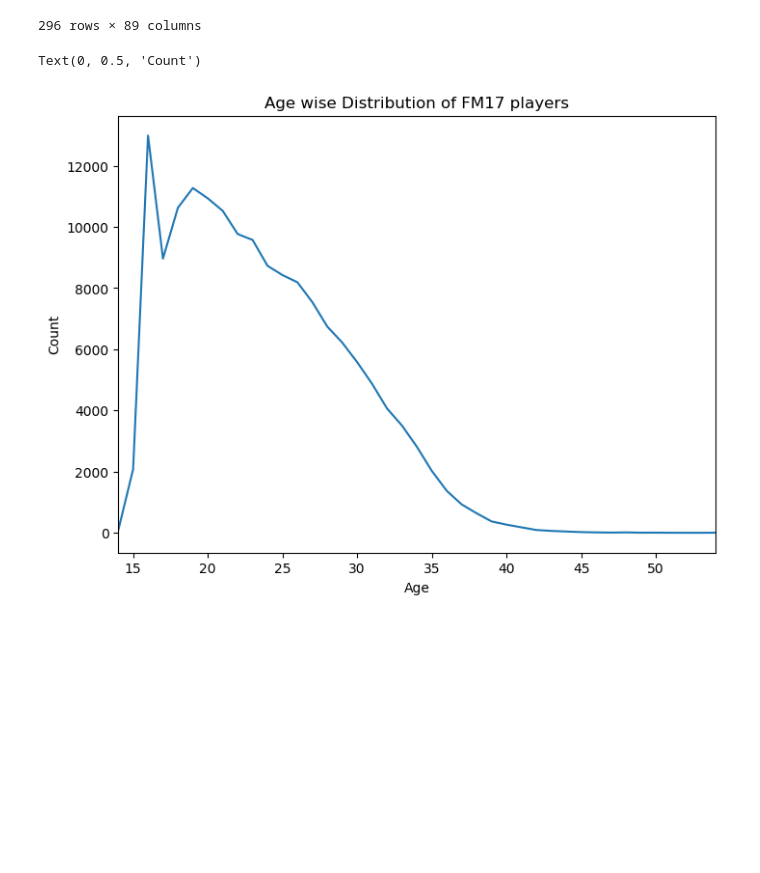
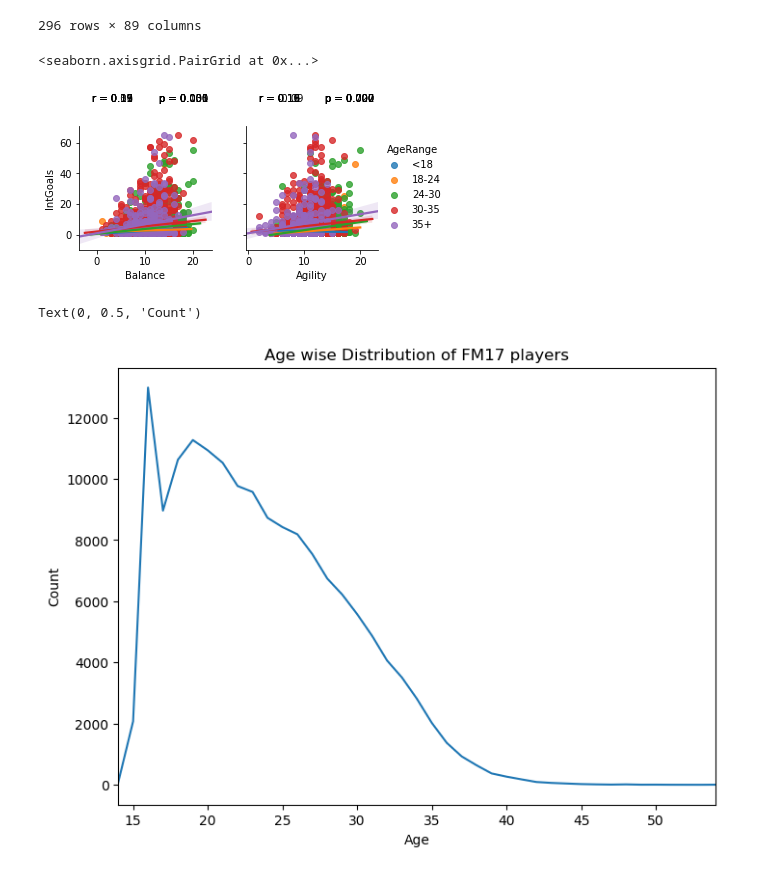
Before and after one commit to sarthakbatragatech/100-Days-of-ML, a Jupyter notebook: Visualizing-Datasets/Football-Manager/FootballManager.ipynb, the cells around one changed output. Cells and saved outputs as stored; diff of their text form; code cells hidden in the pictures; blank space fills up the shorter version.

```diff
--- a/Visualizing-Datasets/Football-Manager/FootballManager.ipynb
+++ b/Visualizing-Datasets/Football-Manager/FootballManager.ipynb
@@ -351,6 +351,24 @@ test[test['Weight']==0]
 | 150083 | 91123169 | Rufat Dadashov | 756 | 29-09-1991 | 24 | 15 | 4 | 0 | 0 | 185 | ... | ... |
 | 159214 | 98033180 | Ahmed Hamoudi | 16 | 30-07-1990 | 25 | 11 | 1 | 2 | 0 | 173 | ... | ... |
 296 rows × 89 columns
+# %%
+# Map players to age group!
+age_values = df['Age'].unique()
+age_values = np.sort(age_values)
+test = df
+bins = [14, 18, 24, 30, 35, np.inf]
+names = ['<18', '18-24', '24-30', '30-35', '35+']
+
+test['AgeRange'] = pd.cut(test['Age'], bins, labels=names)
+
+g = sns.pairplot(data=test.query('IntGoals > 0'),
+                  y_vars=['IntGoals'],
+                  x_vars=['Balance', 'Agility'], hue="AgeRange")
+
+g.map(corrfunc)
+# %% [output]
+<seaborn.axisgrid.PairGrid at 0x...>
+[figure, added]
 # %%
 plt.figure(figsize=(8, 6), dpi=100)
 ax = age['Leadership'].count().plot()
```
Also changed, not shown: 1 other file.
